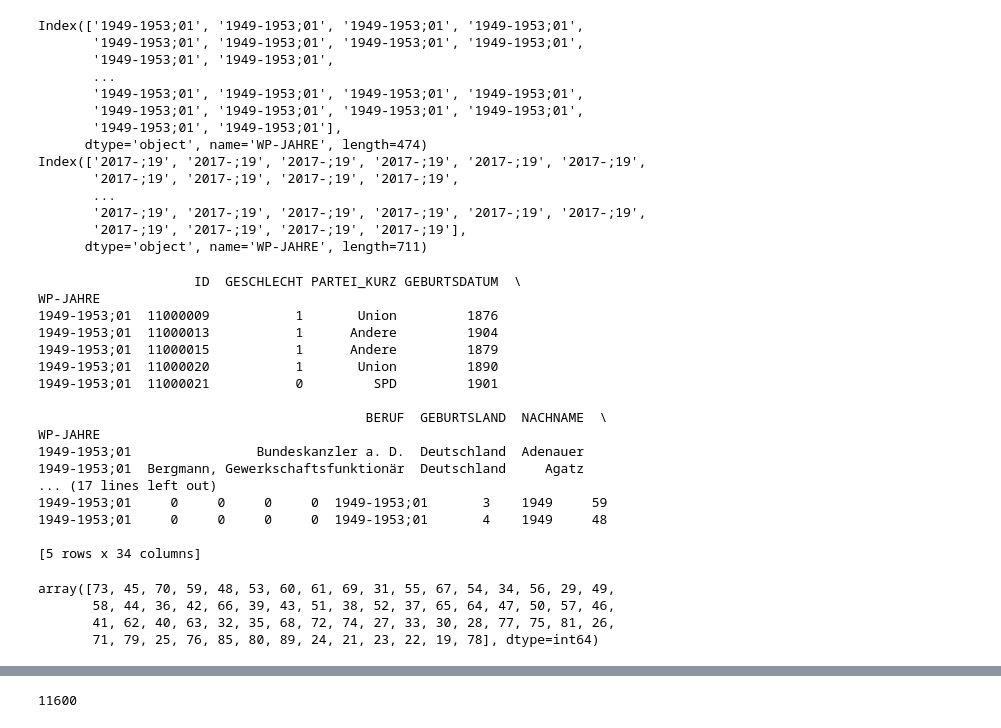
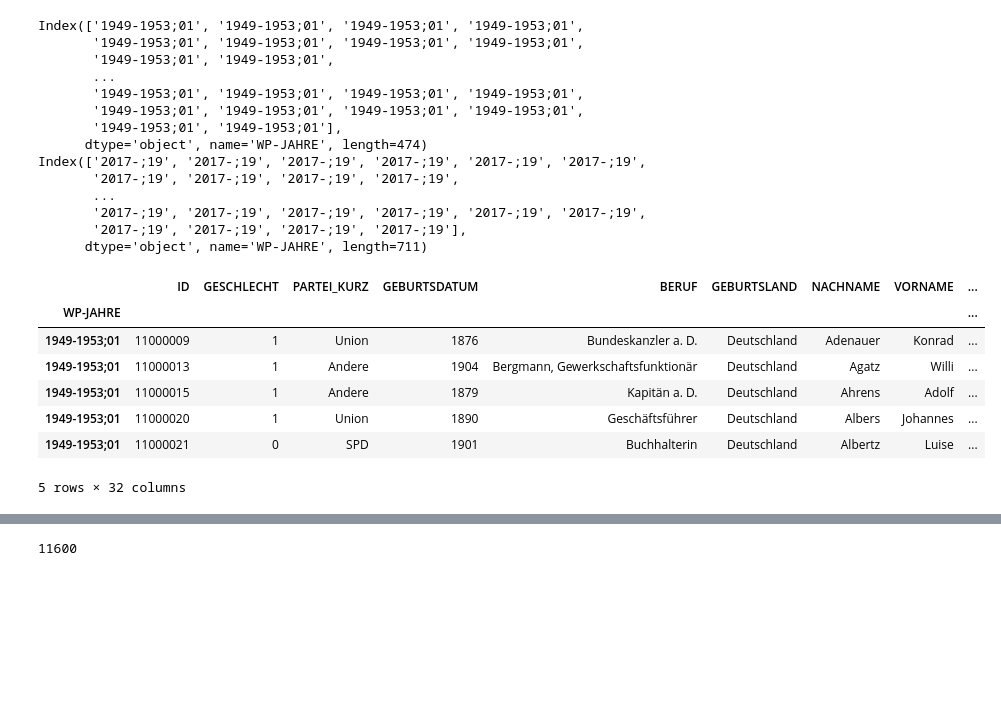
Before and after one commit to techlabsms/project-wt-18-12-Abgeordnetenanalyse, a Jupyter notebook: Cleaning and Extracting.ipynb, the cells around one changed output, grey strips where cells are left out. Saved outputs shown, nothing was run; the diff lists cells and outputs as text; code cells hidden in the pictures; blank space fills up the shorter version.

```diff
--- a/Cleaning and Extracting.ipynb
+++ b/Cleaning and Extracting.ipynb
@@ -8,9 +9,8 @@ import numpy as np
 # %%
 #Import von .xml Daten
 
-import xml.etree.ElementTree as ET
 
-
+#Funktionen:
 def read_xml(path):
    xml = ET.parse(path).getroot()
    return xml
@@ -26,9 +26,10 @@ def search_for_name(tree, attr):
 
 #Test
 if __name__=="__main__":
-   xml = read_xml("MDB_STAMMDATEN.XML")
-   names = search_for_name(xml,"GESCHLECHT")
+   MdBxml = read_xml("MDB_STAMMDATEN.XML")
+   names = search_for_name(MdBxml,"GESCHLECHT")
 
+#Überprüfung des ersten Tests
 print(names[:4])
 print(len(names))
 # %% [output]
@@ -44,8 +45,8 @@ liste_merk = ["ID", "NACHNAME", "VORNAME","GESCHLECHT", "PARTEI_KURZ","GEBURTSDA
 column_list = []
 for attr in liste_merk:
     if __name__=="__main__":
-        xml = read_xml("MDB_STAMMDATEN.XML")
-        names = search_for_name(xml, attr)
+        MdBxml = read_xml("MDB_STAMMDATEN.XML")
+        names = search_for_name(MdBxml, attr)
         column_list.append(names)
 # %%
 #Nun wird die Kompatibilität der einzelnen Listen überprüft. Es soll ein pd.DataFrame erstellt werden und dafür müssen die
@@ -108,6 +109,7 @@ dtype: object
 #Mit Hilfe einer höheren Macht lässt sich der Parsing-Prozess weiterentwickeln
 #Hier für die Vor- und Nachnamen
 
+#Funktion
 def search_for_nameRoots(root):
  names = []
  for child in root:
@@ -117,9 +119,10 @@ def search_for_nameRoots(root):
          names += search_for_nameRoots(child)
  return names
 
-xml = read_xml(path = "MDB_STAMMDATEN.XML")
+#xml = read_xml(path = "MDB_STAMMDATEN.XML")
+#Anwendung
 
-nameRoots = search_for_nameRoots(xml)
+nameRoots = search_for_nameRoots(MdBxml)
 
 firstNameElements = []
 for element in nameRoots:
@@ -213,6 +217,8 @@ df_first.head()
 #Der gleiche Prozess wird nun auch für die Manadatsart gewählt. In der Liste die nun bei jedem MdB steht, kann man die Mandatsart
 #zur jeweiligen Wahlperiode(gleicher Index) finden.
 
+
+#Funktion
 def search_for_MandatsArtRoots1(root):
 
     #nested function (Entscheidend ist hier der Break beim nächsten "ID" tag)
@@ -237,12 +243,10 @@ def search_for_MandatsArtRoots1(root):
     return mandatlist
 
 
-# Schon weiter oben passiert: xml = read_xml(path = "MDB_STAMMDATEN.XML")
+MandatRoots = search_for_MandatsArtRoots1(MdBxml)
 
-MandatRoots = search_for_MandatsArtRoots1(xml)
 
 #Nun müssen noch die gewünschten Mandatsarten aus dem Code extrahiert werden
-
 def extracting_Mandate(list1):
     MandatElements = []
     for i in list1:
@@ -254,9 +258,9 @@ def extracting_Mandate(list1):
 
 Mandate = extracting_Mandate(MandatRoots)
 
-
+#Wie sieht's aus?
+print(Mandate[:4])
 #Testen der neuen Liste auf längenmäßige Kompatibilität mit dem DF
-print(Mandate[:4])
 print(len(Mandate))
 # %% [output]
 [['Direktwahl', 'Direktwahl', 'Direktwahl', 'Direktwahl', 'Direktwahl', 'Direktwahl', 'Direktwahl'], ['Landesliste', 'Landesliste', 'Landesliste', 'Landesliste', 'Landesliste'], ['Landesliste', 'Lande ...
@@ -592,50 +595,24 @@ Index(['2017-;19', '2017-;19', '2017-;19', '2017-;19', '2017-;19', '2017-;19',
 # %%
 #Ausführung
 
+#Zusammenfügen
 df_indexed = pd.concat(df_wp_list)
 
 
-#Indexing
+#Indexing (zusätzlicher numerischer Index als Spalte hinzugefügt --> einfachere Selektion)
 num_index = list(range(0,11600))
-
 df_indexed["NUMIND"] = num_index
-
 df_indexed.set_index(["WP-JAHRE"])
 
 
-ANFANG_list = []
-for e in df_indexed.index:
-    ANFANG_list.append(int(e[:4]))
-
-df_indexed["ANFANG"] = ANFANG_list
-
-df_indexed["ALTER"] = df_indexed["ANFANG"] - df_indexed["GEBURTSDATUM"].apply(int)
-
-
-print(df_indexed.head())
+#Check
+df_indexed.head()
 # %% [output]
+|  | ID | GESCHLECHT | PARTEI_KURZ | GEBURTSDATUM | BERUF | GEBURTSLAND | NACHNAME | VORNAME | ... |
+| WP-JAHRE |  |  |  |  |  |  |  |  | ... |
+| 1949-1953;01 | 11000009 | 1 | Union | 1876 | Bundeskanzler a. D. | Deutschland | Adenauer | Konrad | ... |
+| 1949-1953;01 | 11000013 | 1 | Andere | 1904 | Bergmann, Gewerkschaftsfunktionär | Deutschland | Agatz | Willi | ... |
+| 1949-1953;01 | 11000015 | 1 | Andere | 1879 | Kapitän a. D. | Deutschland | Ahrens | Adolf | ... |
+| 1949-1953;01 | 11000020 | 1 | Union | 1890 | Geschäftsführer | Deutschland | Albers | Johannes | ... |
+| 1949-1953;01 | 11000021 | 0 | SPD | 1901 | Buchhalterin | Deutschland | Albertz | Luise | ... |
-                    ID  GESCHLECHT PARTEI_KURZ GEBURTSDATUM  \
-WP-JAHRE
-1949-1953;01  11000009           1       Union         1876
-1949-1953;01  11000013           1      Andere         1904
-1949-1953;01  11000015           1      Andere         1879
-1949-1953;01  11000020           1       Union         1890
-1949-1953;01  11000021           0         SPD         1901
-
-                                          BERUF  GEBURTSLAND  NACHNAME  \
-WP-JAHRE
-1949-1953;01                Bundeskanzler a. D.  Deutschland  Adenauer
-1949-1953;01  Bergmann, Gewerkschaftsfunktionär  Deutschland     Agatz
-... (17 lines left out)
-1949-1953;01     0     0     0     0  1949-1953;01       3    1949     59
-1949-1953;01     0     0     0     0  1949-1953;01       4    1949     48
-
-[5 rows x 34 columns]
+5 rows × 32 columns
-# %%
-#Suche nach vermeidbaren Fehlern
-df_indexed.ALTER.unique()
-# %% [output]
-array([73, 45, 70, 59, 48, 53, 60, 61, 69, 31, 55, 67, 54, 34, 56, 29, 49,
-       58, 44, 36, 42, 66, 39, 43, 51, 38, 52, 37, 65, 64, 47, 50, 57, 46,
-       41, 62, 40, 63, 32, 35, 68, 72, 74, 27, 33, 30, 28, 77, 75, 81, 26,
-       71, 79, 25, 76, 85, 80, 89, 24, 21, 23, 22, 19, 78], dtype=int64)
```
Also changed, not shown: parts of 19 cells of this notebook, 1 other file.
